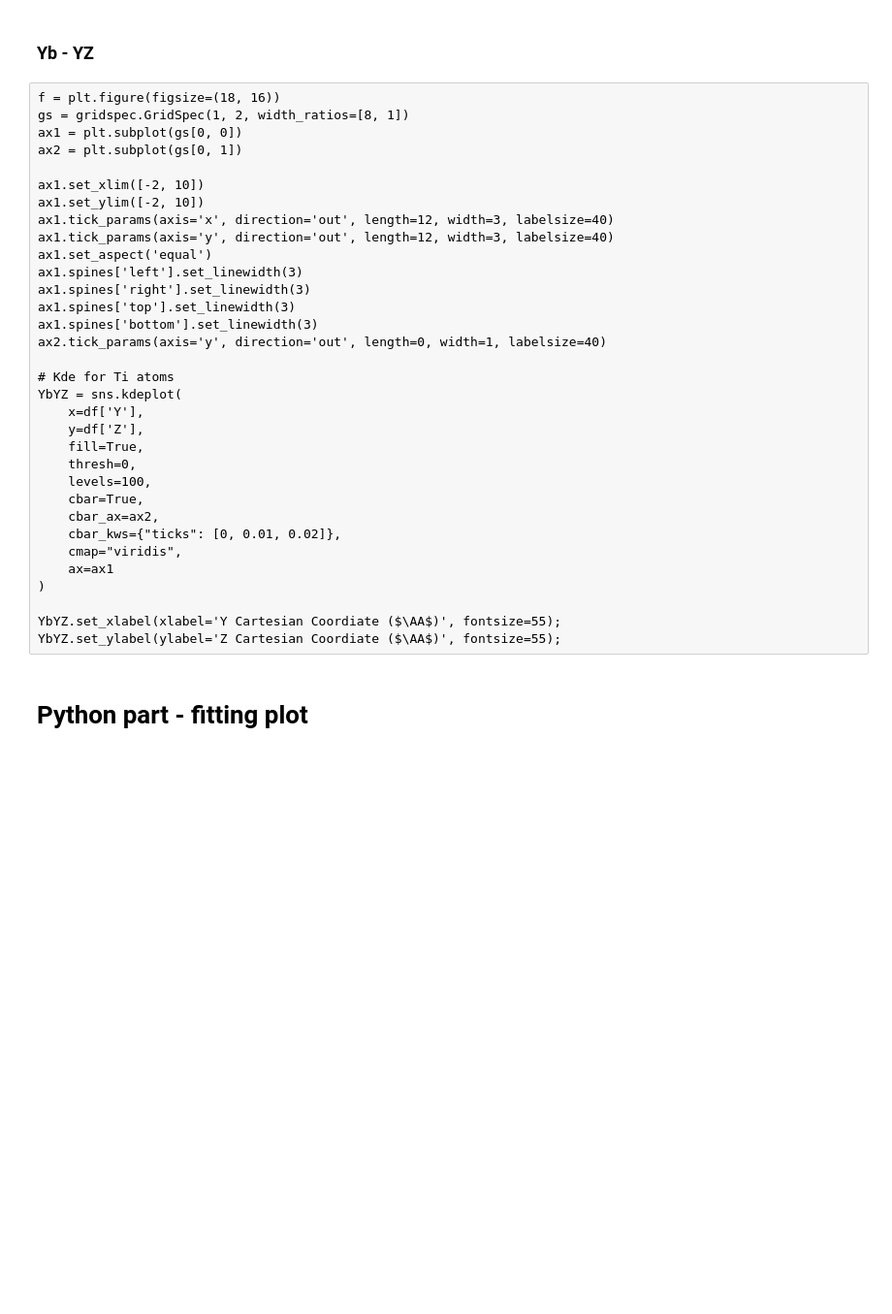
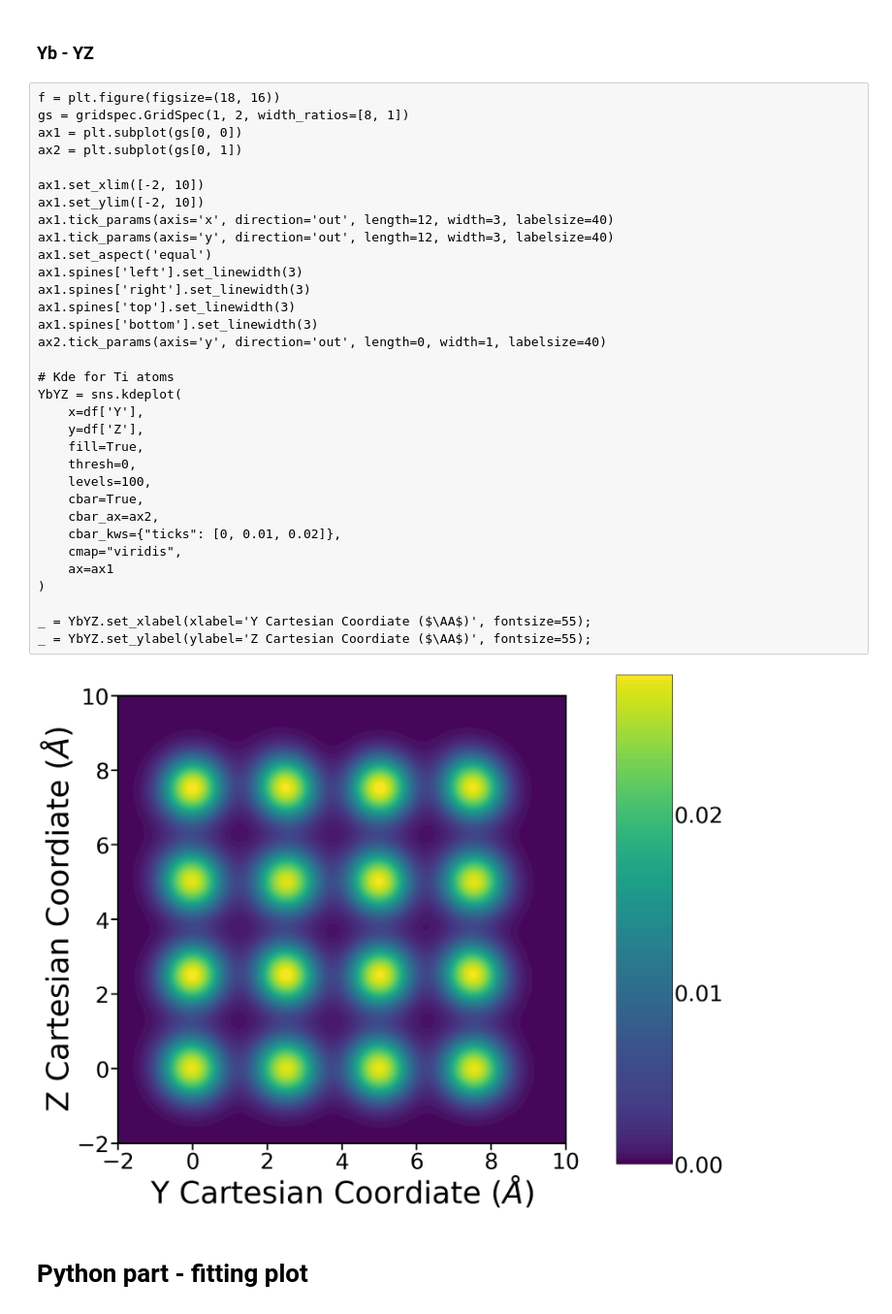
Before and after one commit to Kvieta1990/Working_Proj, a Jupyter notebook: Research/HDZ_RMC/RMC_Optimal_fittings/ytso_0_try6_retry12/All_Analysis.ipynb, the cells around one changed output. Shown at 97% size. Saved outputs shown, nothing was run; the diff lists cells and outputs as text; blank space fills up the shorter version.

```diff
--- a/Research/HDZ_RMC/RMC_Optimal_fittings/ytso_0_try6_retry12/All_Analysis.ipynb
+++ b/Research/HDZ_RMC/RMC_Optimal_fittings/ytso_0_try6_retry12/All_Analysis.ipynb
@@ -238,35 +242,37 @@ YbXZ.set_ylabel(ylabel='Z Cartesian Coordiate ($\AA$)', fontsize=55);
 f = plt.figure(figsize=(18, 16))
 gs = gridspec.GridSpec(1, 2, width_ratios=[8, 1])
 ax1 = plt.subplot(gs[0, 0])
 ax2 = plt.subplot(gs[0, 1])
 
 ax1.set_xlim([-2, 10])
 ax1.set_ylim([-2, 10])
 ax1.tick_params(axis='x', direction='out', length=12, width=3, labelsize=40)
 ax1.tick_params(axis='y', direction='out', length=12, width=3, labelsize=40)
 ax1.set_aspect('equal')
 ax1.spines['left'].set_linewidth(3)
 ax1.spines['right'].set_linewidth(3)
 ax1.spines['top'].set_linewidth(3)
 ax1.spines['bottom'].set_linewidth(3)
 ax2.tick_params(axis='y', direction='out', length=0, width=1, labelsize=40)
 
 # Kde for Ti atoms
 YbYZ = sns.kdeplot(
     x=df['Y'],
     y=df['Z'],
     fill=True,
     thresh=0,
     levels=100,
     cbar=True,
     cbar_ax=ax2,
     cbar_kws={"ticks": [0, 0.01, 0.02]},
     cmap="viridis",
     ax=ax1
 )
 
-YbYZ.set_xlabel(xlabel='Y Cartesian Coordiate ($\AA$)', fontsize=55);
-YbYZ.set_ylabel(ylabel='Z Cartesian Coordiate ($\AA$)', fontsize=55);
+_ = YbYZ.set_xlabel(xlabel='Y Cartesian Coordiate ($\AA$)', fontsize=55);
+_ = YbYZ.set_ylabel(ylabel='Z Cartesian Coordiate ($\AA$)', fontsize=55);
+# %% [output]
+[figure, added]
 # %% [markdown]
 # Python part - fitting plot
 # %%
```
Also changed, not shown: parts of 9 cells of this notebook, 26 other files.
